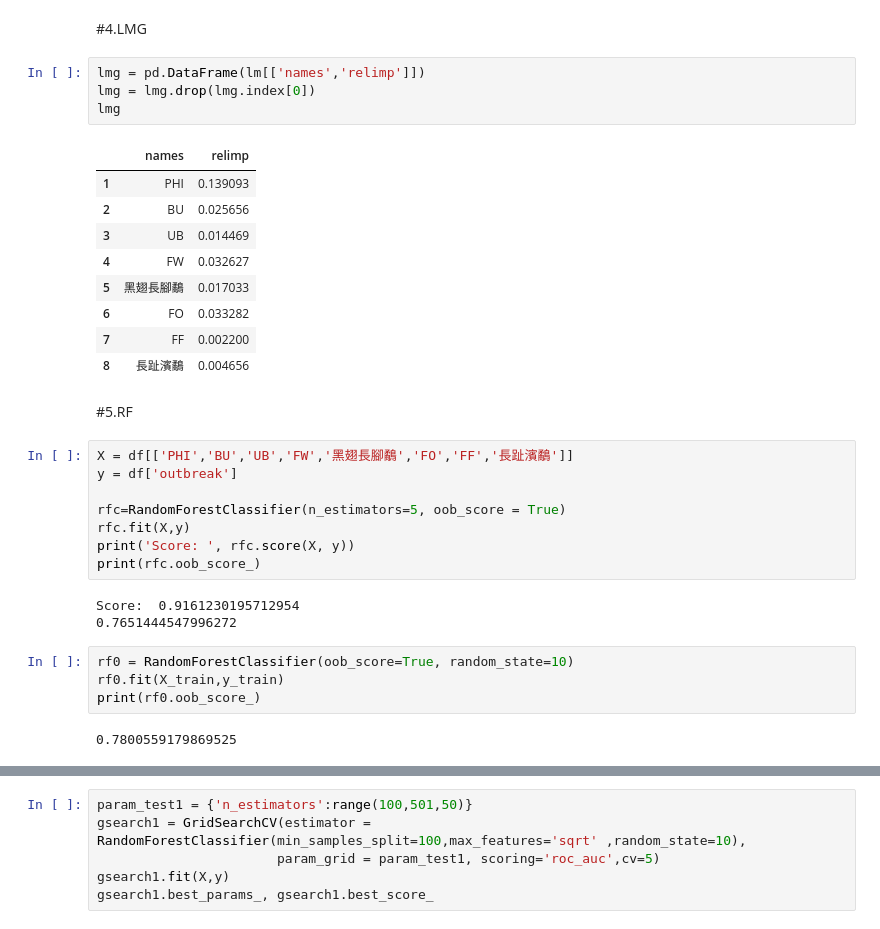
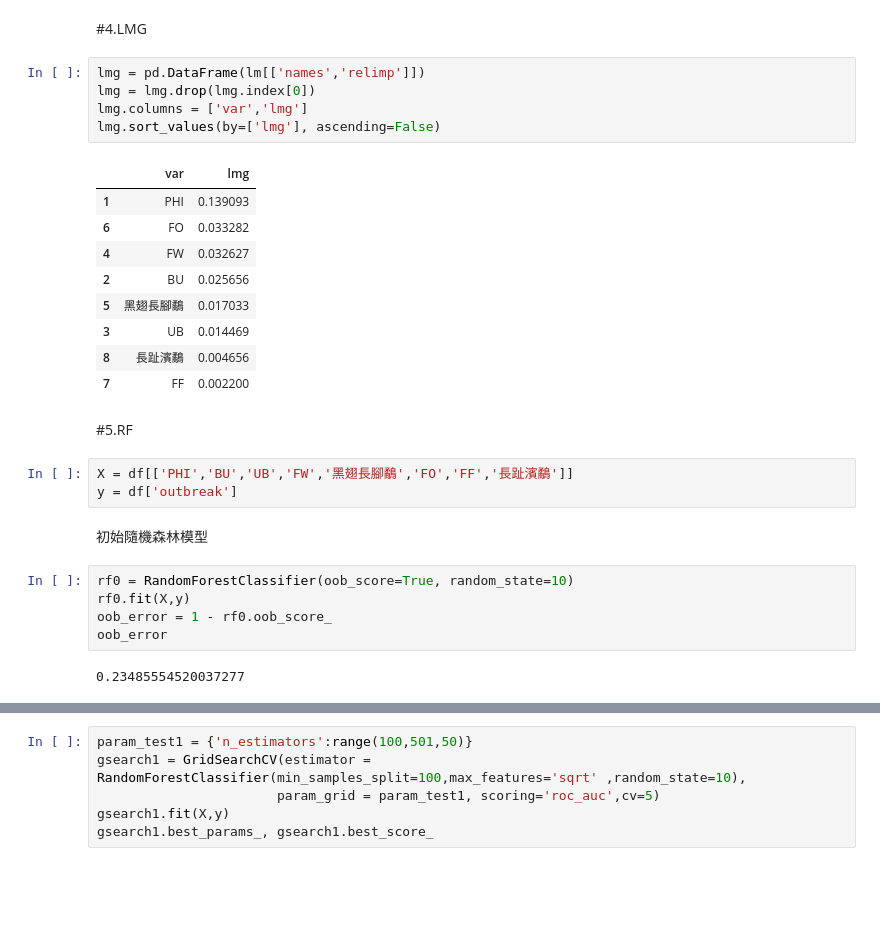
Before and after one commit to yenee/class, a Jupyter notebook: report.ipynb, the cells around one changed output, grey strips where cells are left out. Cells and saved outputs as stored; diff of their text form; blank space fills up the shorter version.

```diff
--- a/report.ipynb
+++ b/report.ipynb
@@ -111,33 +129,29 @@ lm = pg.linear_regression(df[['PHI','BU','UB','FW','黑翅長腳鷸','FO','FF','
 # %%
 lmg = pd.DataFrame(lm[['names','relimp']])
 lmg = lmg.drop(lmg.index[0])
-lmg
+lmg.columns = ['var','lmg']
+lmg.sort_values(by=['lmg'], ascending=False)
 # %% [output]
-|  | names | relimp |
+|  | var | lmg |
 | 1 | PHI | 0.139093 |
+| 6 | FO | 0.033282 |
+| 4 | FW | 0.032627 |
 | 2 | BU | 0.025656 |
+| 5 | 黑翅長腳鷸 | 0.017033 |
 | 3 | UB | 0.014469 |
-| 4 | FW | 0.032627 |
-| 5 | 黑翅長腳鷸 | 0.017033 |
-| 6 | FO | 0.033282 |
+| 8 | 長趾濱鷸 | 0.004656 |
 | 7 | FF | 0.002200 |
-| 8 | 長趾濱鷸 | 0.004656 |
 # %% [markdown]
 #5.RF
 # %%
 X = df[['PHI','BU','UB','FW','黑翅長腳鷸','FO','FF','長趾濱鷸']]
 y = df['outbreak']
-
-rfc=RandomForestClassifier(n_estimators=5, oob_score = True)
-rfc.fit(X,y)
-print('Score: ', rfc.score(X, y))
-print(rfc.oob_score_)
-# %% [output]
-Score:  0.9161230195712954
-0.7651444547996272
+# %% [markdown]
+初始隨機森林模型
 # %%
 rf0 = RandomForestClassifier(oob_score=True, random_state=10)
-rf0.fit(X_train,y_train)
-print(rf0.oob_score_)
+rf0.fit(X,y)
+oob_error = 1 - rf0.oob_score_
+oob_error
 # %% [output]
-0.7800559179869525
+0.23485554520037277
```
Also changed, not shown: parts of 19 cells of this notebook.
